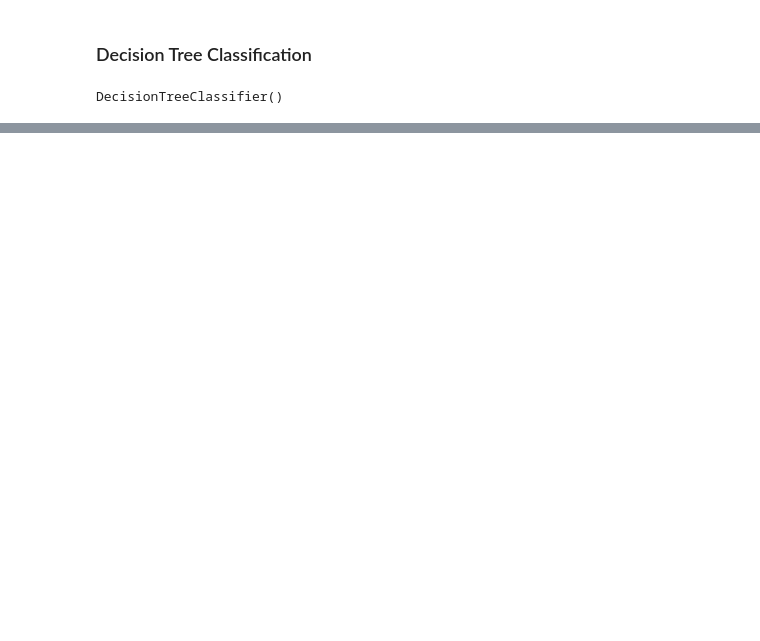
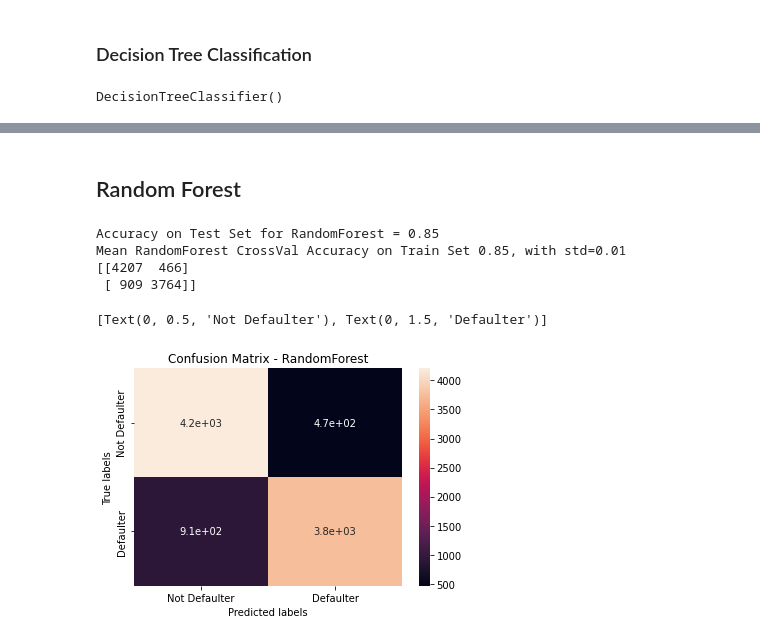
Before and after one commit to Roy-Subhankar/Credit-Card-Default-Prediction, a Jupyter notebook: Subhankar_Roy_Credit_Card_Default_Prediction.ipynb, the cells around one changed output, grey strips where cells are left out. Saved outputs shown, nothing was run; the diff lists cells and outputs as text; code cells hidden in the pictures; blank space fills up the shorter version.

```diff
--- a/Subhankar_Roy_Credit_Card_Default_Prediction.ipynb
+++ b/Subhankar_Roy_Credit_Card_Default_Prediction.ipynb
@@ -579,0 +668,35 @@ ax.yaxis.set_ticklabels(labels)
+# %% [markdown]
+## Random Forest
+# %%
+from sklearn.ensemble import RandomForestClassifier
+classifier = RandomForestClassifier(n_estimators=10)
+classifier.fit( X_train, y_train )
+y_pred = classifier.predict( X_test )
+
+cm = confusion_matrix( y_test, y_pred )
+print("Accuracy on Test Set for RandomForest = %.2f" % ((cm[0,0] + cm[1,1] )/len(X_test)))
+scoresRF = cross_val_score( classifier, X_train, y_train, cv=10)
+print("Mean RandomForest CrossVal Accuracy on Train Set %.2f, with std=%.2f" % (scoresRF.mean(), scoresRF.std() ))
+
+# Get the confusion matrix for decision tree classifier
+labels = ['Not Defaulter', 'Defaulter']
+cm = confusion_matrix(y_test, y_pred )
+print(cm)
+
+#plot confusion matrix
+ax= plt.subplot()
+sns.heatmap(cm, annot=True, ax = ax)
+
+# labels, title and ticks
+ax.set_xlabel('Predicted labels')
+ax.set_ylabel('True labels')
+ax.set_title('Confusion Matrix - RandomForest')
+ax.xaxis.set_ticklabels(labels)
+ax.yaxis.set_ticklabels(labels)
+# %% [output]
+Accuracy on Test Set for RandomForest = 0.85
+Mean RandomForest CrossVal Accuracy on Train Set 0.85, with std=0.01
+[[4207  466]
+ [ 909 3764]]
+[Text(0, 0.5, 'Not Defaulter'), Text(0, 1.5, 'Defaulter')]
+[figure, added]
```
Also changed, not shown: parts of 23 cells of this notebook.
